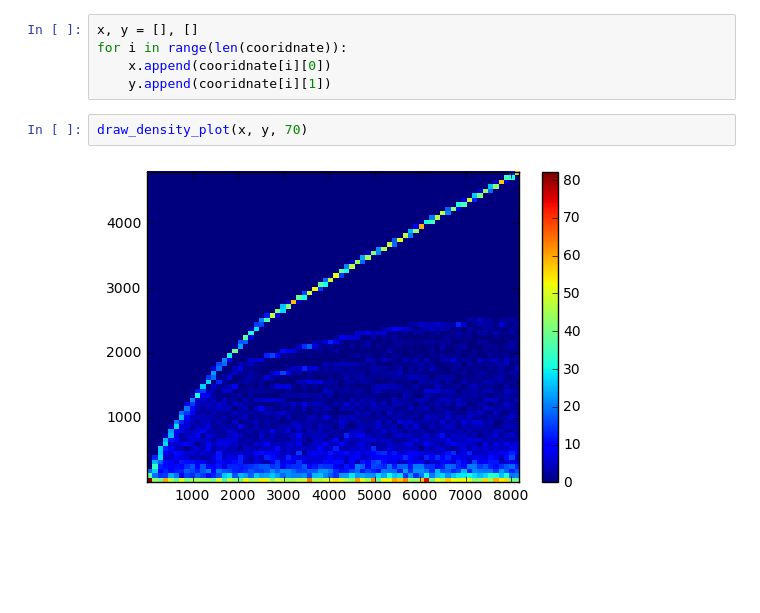
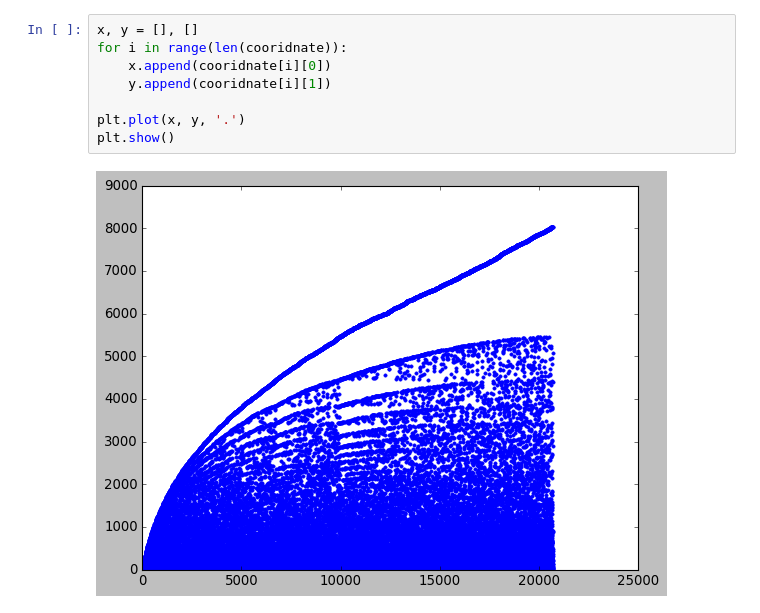
Before and after one commit to godofhoe/Scaling-linguistics, a Jupyter notebook: scaling analysis/English/Network.ipynb, the cells around one changed output. Saved outputs shown, nothing was run; the diff lists cells and outputs as text; blank space fills up the shorter version.

```diff
--- a/scaling analysis/English/Network.ipynb
+++ b/scaling analysis/English/Network.ipynb
@@ -45,9 +64,10 @@ print(tEnd-tStart)
 # %%
 x, y = [], []
 for i in range(len(cooridnate)):
     x.append(cooridnate[i][0])
     y.append(cooridnate[i][1])
+
+plt.plot(x, y, '.')
+plt.show()
+# %% [output]
+[figure, added]
-# %%
-draw_density_plot(x, y, 70)
-# %% [output]
-[figure, removed]
```
Also changed, not shown: parts of 20 cells of this notebook.
